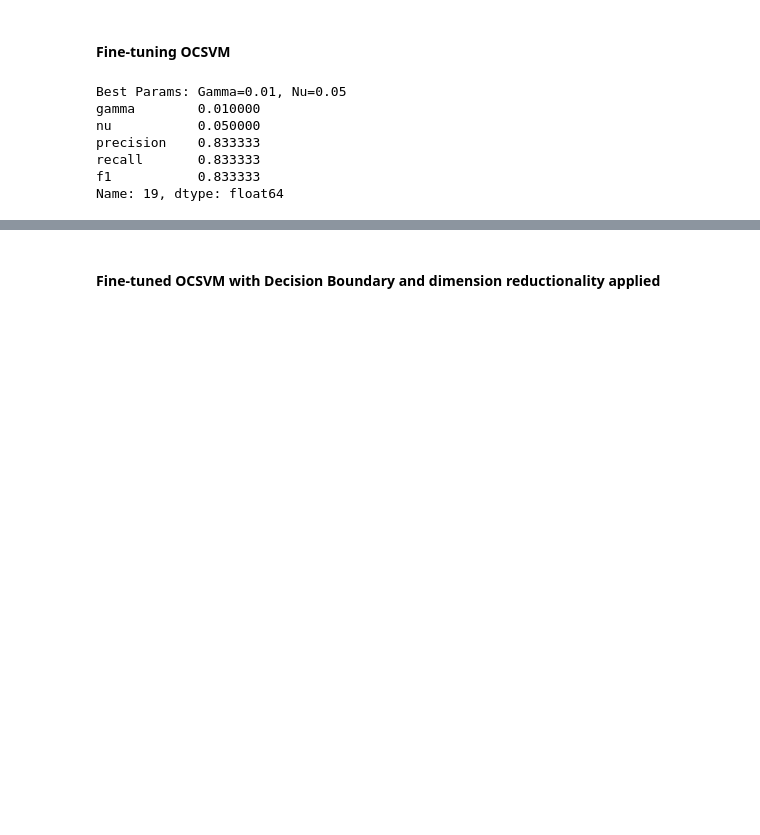
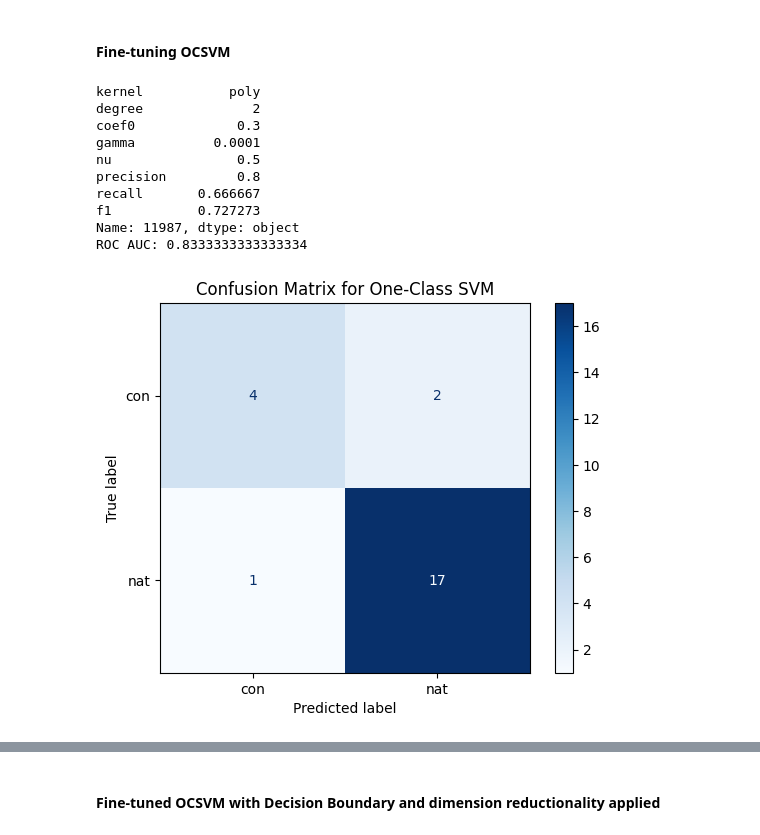
Before and after one commit to kirbergerconnor/iscl-thesis, a Jupyter notebook: classification_and_anomaly.ipynb, the cells around one changed output, grey strips where cells are left out. Cells and saved outputs as stored; diff of their text form; code cells hidden in the pictures; blank space fills up the shorter version.

Commit message:
Add more to methodology; fix anomaly detection models

```diff
--- a/classification_and_anomaly.ipynb
+++ b/classification_and_anomaly.ipynb
@@ -50,46 +49,87 @@ data
 # gamma defines how much influence a single training sample has. Smaller value means a larger radius of influence for each sample, and vice versa
 # usually between γ∈[10^−6,10^0] used for the RBF kernel; common initial guesses around γ∈[0.001,1]
 # nu is the upper bound on the fraction of training errors and a lower bound of support vectors. Controls proportion of outliers allowed
 # usually between 0 and 1; common initial ranges around ν∈[0.01,0.5]
 
 X, y = data.iloc[:,2:].values.round(decimals=3), data.iloc[:,1].map({'con':-1, 'nat':1}).values
 scaler = StandardScaler()
 # Train on target == 'nat' (natural languages)
-X_train, X_test = scaler.fit_transform(X[y == 1]), scaler.transform(X)
+X_train = scaler.fit_transform(X)
 
 param_grid = {
-    'gamma': [0.000001, 0.0001, 0.001, 0.01, 0.1, 1],
+    'kernel': ['linear', 'poly', 'rbf', 'sigmoid'],
+    'degree': [0, 1, 2, 3, 5, 10],
+    'coef0': [0.0, 0.001, 0.002, 0.005, 0.007, 0.01, 0.03, 0.05, 0.07, 0.1, 0.3, 0.5, 1.0],
+    'gamma': ['scale', 'auto', 0.000001, 0.0001, 0.001, 0.01, 0.1, 1],
     'nu': [0.01, 0.05, 0.1, 0.2, 0.25, 0.5]
 }
 
 grid = ParameterGrid(param_grid)
 results = []
 for params in grid:
-    ocsvm = OneClassSVM(kernel='rbf', gamma=params['gamma'], nu=params['nu'])
-    ocsvm.fit(X_train)
-    y_pred = ocsvm.predict(X_test)
+    ocsvm = OneClassSVM(
+        kernel=params['kernel'],
+        degree=params['degree'],
+        coef0=params['coef0'],
+        gamma=params['gamma'],
+        nu=params['nu'],
+        )
+    y_pred = ocsvm.fit_predict(X_train)
     precision = precision_score(y, y_pred, pos_label=-1)
     recall = recall_score(y, y_pred, pos_label=-1)
     f1 = f1_score(y, y_pred, pos_label=-1)
+    # roc_auc = roc_auc_score(y, ocsvm.decision_function(X_train))
 
     results.append({
+        'kernel': params['kernel'],
+        'degree': params['degree'],
+        'coef0': params['coef0'],
         'gamma': params['gamma'],
         'nu': params['nu'],
         'precision': precision,
         'recall': recall,
-        'f1': f1
+        'f1': f1,
+        # 'roc_auc': roc_auc,
     })
 
 ocsvm_finetuning_df = pd.DataFrame(results)
 ocsvm_finetuning_df.to_csv('./results/ocsvm_finetuning_df.csv')
-best_params = ocsvm_finetuning_df.sort_values(by='f1', ascending=False).iloc[0]
-print(f"Best Params: Gamma={best_params['gamma']}, Nu={best_params['nu']}")
-print(best_params)
+# Best parameters based on roc-auc score
+# best_params_roc = ocsvm_finetuning_df.sort_values(by='roc_auc', ascending=False).iloc[0]
+# print(best_params_roc)
+# Best parameters based on f1 score
+best_params_f1 = ocsvm_finetuning_df.sort_values(by='f1', ascending=False).iloc[0]
+print(best_params_f1)
+
+# Evaluating fine-tuned model
+ocsvm = OneClassSVM(
+    kernel=best_params_f1['kernel'],
+    degree=best_params_f1['degree'],
+    coef0=best_params_f1['coef0'],
+    gamma=best_params_f1['gamma'],
+    nu=best_params_f1['nu'],
+)
+
+y_pred = ocsvm.fit_predict(X_train)
+decision_scores = ocsvm.decision_function(X_train)
+roc_auc = roc_auc_score(y, decision_scores)
+print(f"ROC AUC: {roc_auc}")
+
+cm = confusion_matrix(y, y_pred)
+disp = ConfusionMatrixDisplay(cm, display_labels=['con', 'nat'])
+disp.plot(cmap=plt.cm.Blues)
+plt.title('Confusion Matrix for One-Class SVM')
+plt.savefig('./results/Confusion_matrix_of_finetuned_ocsvm.png')
+plt.show()
 # %% [output]
-Best Params: Gamma=0.01, Nu=0.05
-gamma        0.010000
-nu           0.050000
-precision    0.833333
-recall       0.833333
-f1           0.833333
-Name: 19, dtype: float64
+kernel           poly
+degree              2
+coef0             0.3
+gamma          0.0001
+nu                0.5
+precision         0.8
+recall       0.666667
+f1           0.727273
+Name: 11987, dtype: object
+ROC AUC: 0.8333333333333334
+[figure, added]
```
Also changed, not shown: parts of 13 cells of this notebook, 30 other files.
